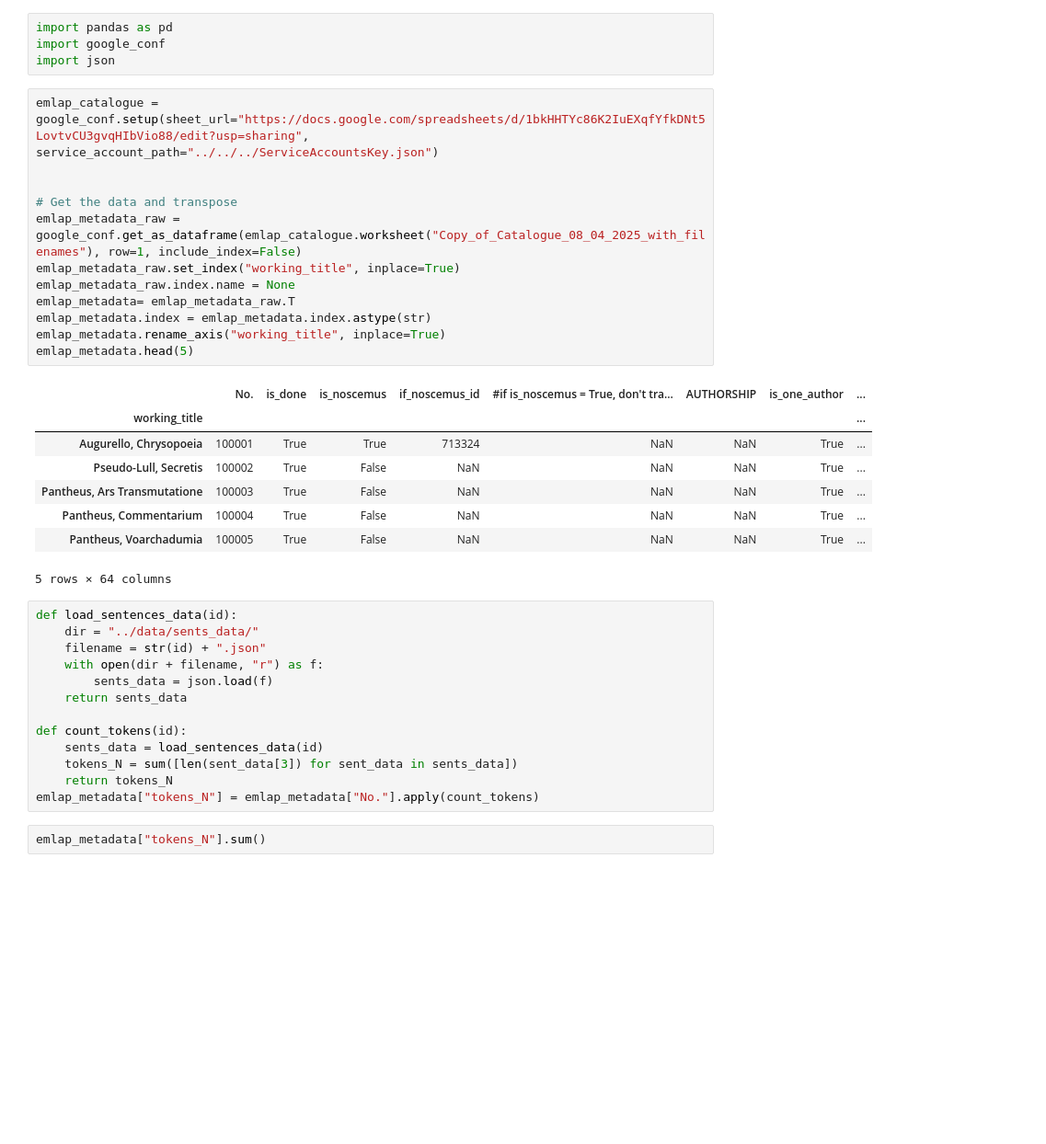
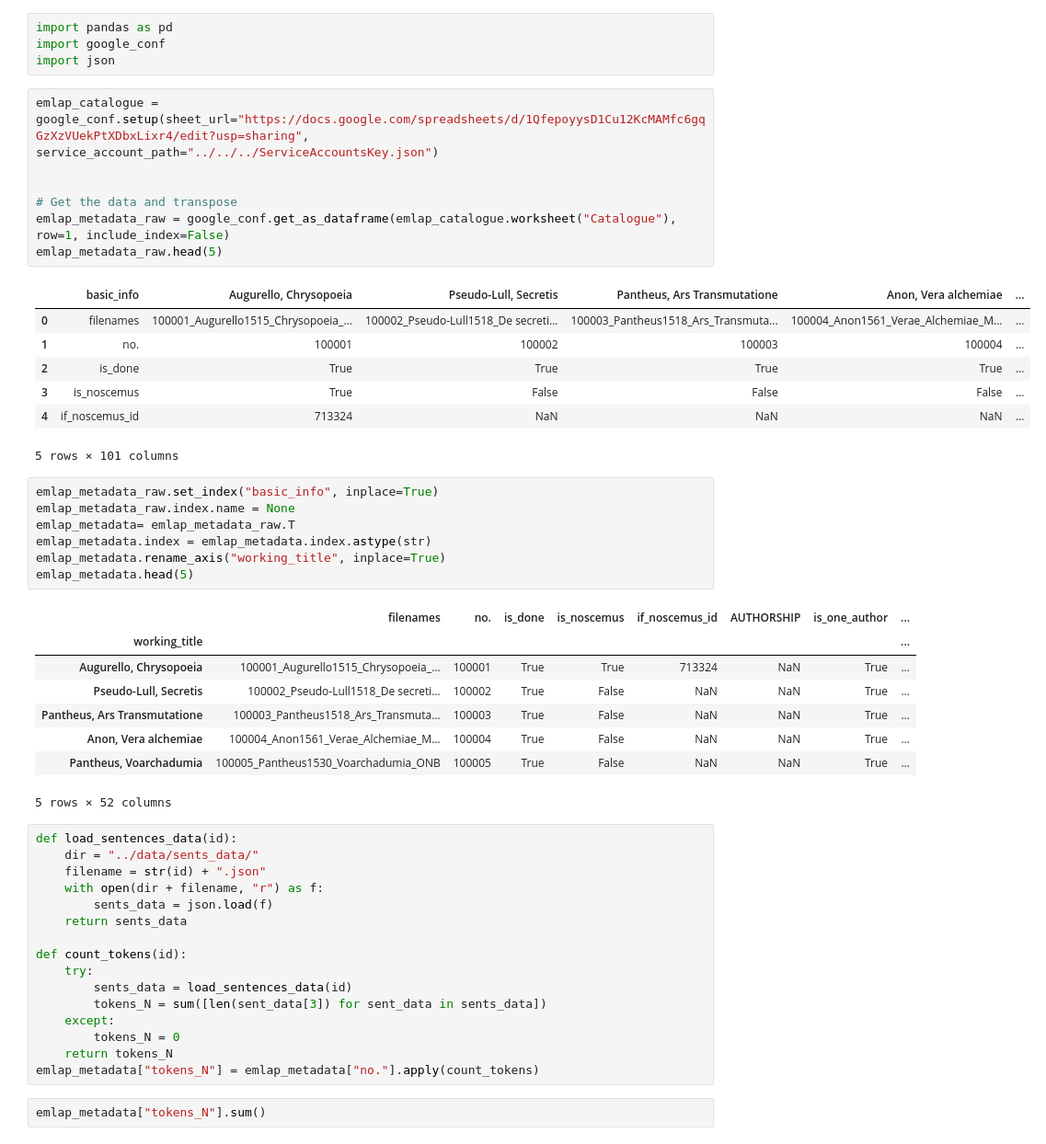
Before and after one commit to CCS-ZCU/EMLAP_ETL, a Jupyter notebook: scripts/2_export_catalogue_metadata.ipynb, the cells around one changed output. Shown at 92% size. Saved outputs shown, nothing was run; the diff lists cells and outputs as text; blank space fills up the shorter version.

Commit message:
new version in progress, new metadata file available

```diff
--- a/scripts/2_export_catalogue_metadata.ipynb
+++ b/scripts/2_export_catalogue_metadata.ipynb
@@ -3,26 +3,36 @@ import pandas as pd
 import google_conf
 import json
 # %%
-emlap_catalogue = google_conf.setup(sheet_url="https://docs.google.com/spreadsheets/d/1bkHHTYc86K2IuEXqfYfkDNt5LovtvCU3gvqHIbVio88/edit?usp=sharing", service_account_path="../../../ServiceAccountsKey.json")
+emlap_catalogue = google_conf.setup(sheet_url="https://docs.google.com/spreadsheets/d/1QfepoyysD1Cu12KcMAMfc6gqGzXzVUekPtXDbxLixr4/edit?usp=sharing", service_account_path="../../../ServiceAccountsKey.json")
 
 
 # Get the data and transpose
-emlap_metadata_raw = google_conf.get_as_dataframe(emlap_catalogue.worksheet("Copy_of_Catalogue_08_04_2025_with_filenames"), row=1, include_index=False)
-emlap_metadata_raw.set_index("working_title", inplace=True)
-emlap_metadata_raw.index.name = None
-emlap_metadata= emlap_metadata_raw.T
-emlap_metadata.index = emlap_metadata.index.astype(str)
-emlap_metadata.rename_axis("working_title", inplace=True)
-emlap_metadata.head(5)
+emlap_metadata_raw = google_conf.get_as_dataframe(emlap_catalogue.worksheet("Catalogue"), row=1, include_index=False)
+emlap_metadata_raw.head(5)
 # %% [output]
-|  | No. | is_done | is_noscemus | if_noscemus_id | #if is_noscemus = True, don't tra... | AUTHORSHIP | is_one_author | ... |
-| working_title |  |  |  |  |  |  |  | ... |
-| Augurello, Chrysopoeia | 100001 | True | True | 713324 | NaN | NaN | True | ... |
-| Pseudo-Lull, Secretis | 100002 | True | False | NaN | NaN | NaN | True | ... |
-| Pantheus, Ars Transmutatione | 100003 | True | False | NaN | NaN | NaN | True | ... |
-| Pantheus, Commentarium | 100004 | True | False | NaN | NaN | NaN | True | ... |
-| Pantheus, Voarchadumia | 100005 | True | False | NaN | NaN | NaN | True | ... |
+|  | basic_info | Augurello, Chrysopoeia | Pseudo-Lull, Secretis | Pantheus, Ars Transmutatione | Anon, Vera alchemiae | ... |
+| 0 | filenames | 100001_Augurello1515_Chrysopoeia_... | 100002_Pseudo-Lull1518_De secreti... | 100003_Pantheus1518_Ars_Transmuta... | 100004_Anon1561_Verae_Alchemiae_M... | ... |
+| 1 | no. | 100001 | 100002 | 100003 | 100004 | ... |
+| 2 | is_done | True | True | True | True | ... |
+| 3 | is_noscemus | True | False | False | False | ... |
+| 4 | if_noscemus_id | 713324 | NaN | NaN | NaN | ... |
-5 rows × 64 columns
+5 rows × 101 columns
+# %%
+emlap_metadata_raw.set_index("basic_info", inplace=True)
+emlap_metadata_raw.index.name = None
+emlap_metadata= emlap_metadata_raw.T
+emlap_metadata.index = emlap_metadata.index.astype(str)
+emlap_metadata.rename_axis("working_title", inplace=True)
+emlap_metadata.head(5)
+# %% [output]
+|  | filenames | no. | is_done | is_noscemus | if_noscemus_id | AUTHORSHIP | is_one_author | ... |
+| working_title |  |  |  |  |  |  |  | ... |
+| Augurello, Chrysopoeia | 100001_Augurello1515_Chrysopoeia_... | 100001 | True | True | 713324 | NaN | True | ... |
+| Pseudo-Lull, Secretis | 100002_Pseudo-Lull1518_De secreti... | 100002 | True | False | NaN | NaN | True | ... |
+| Pantheus, Ars Transmutatione | 100003_Pantheus1518_Ars_Transmuta... | 100003 | True | False | NaN | NaN | True | ... |
+| Anon, Vera alchemiae | 100004_Anon1561_Verae_Alchemiae_M... | 100004 | True | False | NaN | NaN | True | ... |
+| Pantheus, Voarchadumia | 100005_Pantheus1530_Voarchadumia_ONB | 100005 | True | False | NaN | NaN | True | ... |
+5 rows × 52 columns
 # %%
 def load_sentences_data(id):
     dir = "../data/sents_data/"
@@ -32,10 +42,13 @@ def load_sentences_data(id):
     return sents_data
 
 def count_tokens(id):
-    sents_data = load_sentences_data(id)
-    tokens_N = sum([len(sent_data[3]) for sent_data in sents_data])
+    try:
+        sents_data = load_sentences_data(id)
+        tokens_N = sum([len(sent_data[3]) for sent_data in sents_data])
+    except:
+        tokens_N = 0
     return tokens_N
-emlap_metadata["tokens_N"] = emlap_metadata["No."].apply(count_tokens)
+emlap_metadata["tokens_N"] = emlap_metadata["no."].apply(count_tokens)
 # %%
 emlap_metadata["tokens_N"].sum()
 # %% [output]
```
Also changed, not shown: 6 other files.
